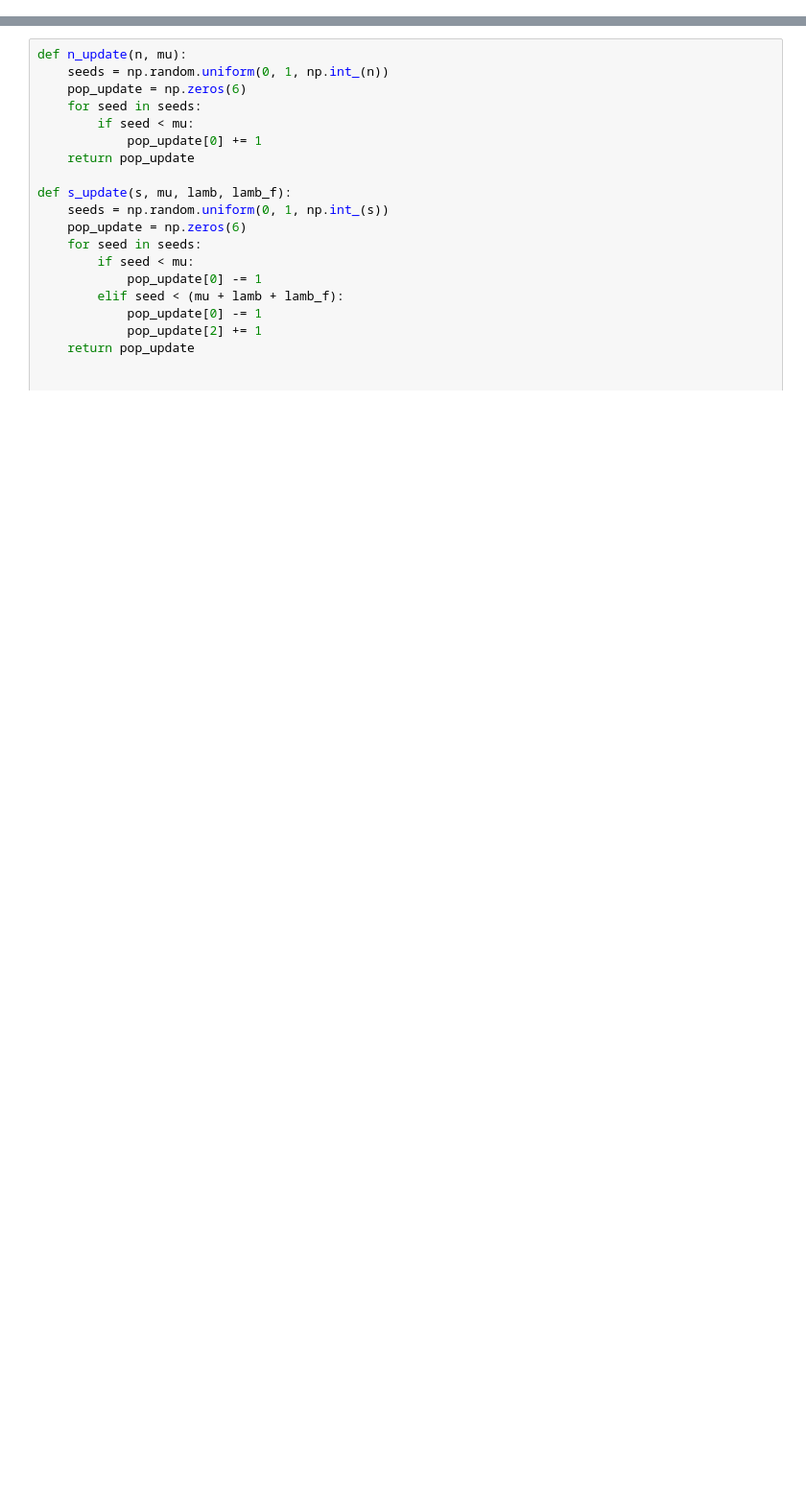
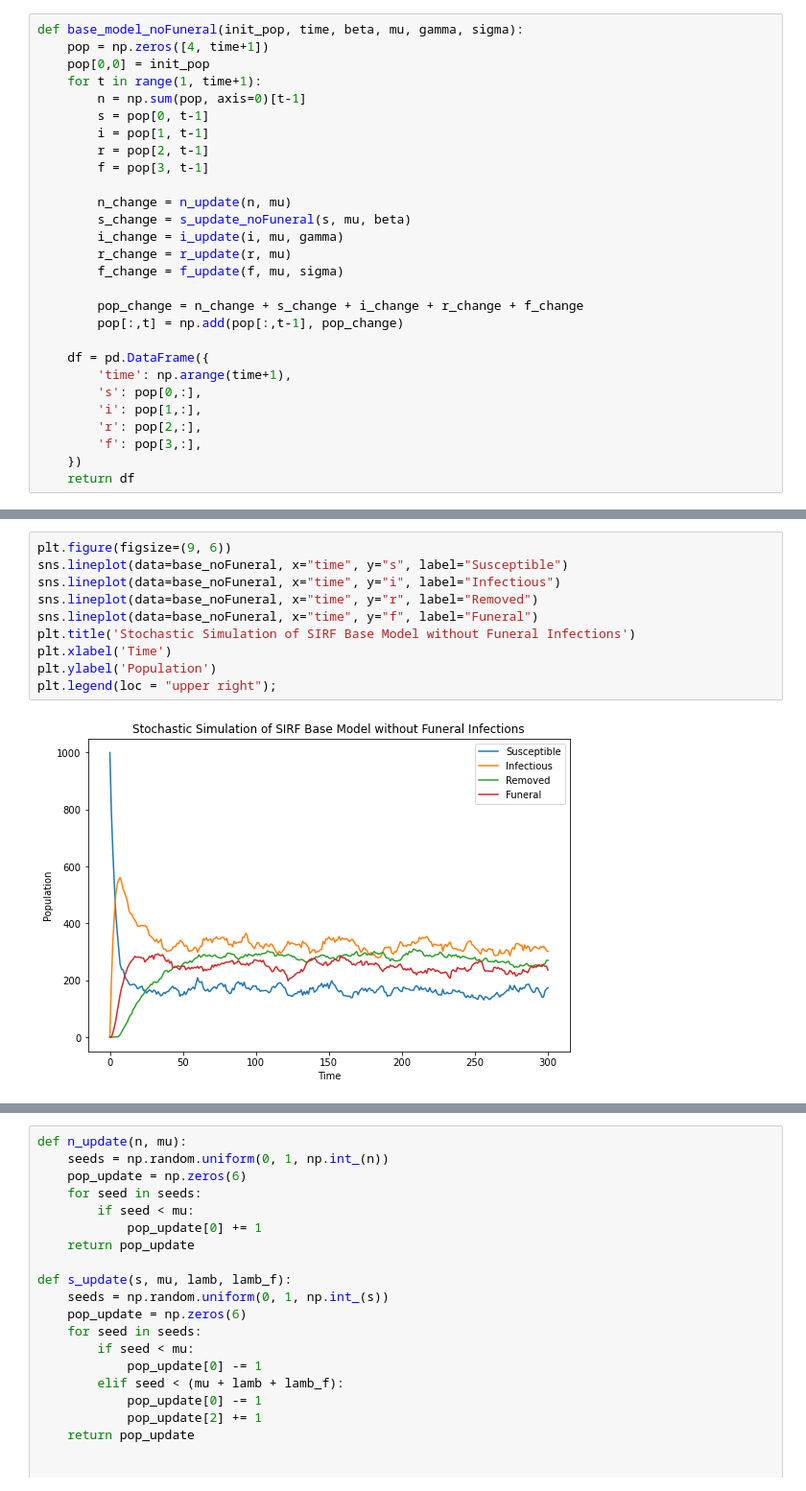
Before and after one commit to ColtonMak/ebola, a Jupyter notebook: stochastic.ipynb, the cells around one changed output, grey strips where cells are left out. Shown: that part at 96% size. Cells and saved outputs as stored; diff of their text form; blank space fills up the shorter version.

```diff
--- a/stochastic.ipynb
+++ b/stochastic.ipynb
@@ -98,4 +120,32 @@ def base_model(init_pop, time, beta, beta_f, mu, gamma, sigma):
         'f': pop[3,:],
     })
     return df
+# %%
+def base_model_noFuneral(init_pop, time, beta, mu, gamma, sigma):
+    pop = np.zeros([4, time+1])
+    pop[0,0] = init_pop
+    for t in range(1, time+1):
+        n = np.sum(pop, axis=0)[t-1]
+        s = pop[0, t-1]
+        i = pop[1, t-1]
+        r = pop[2, t-1]
+        f = pop[3, t-1]
+
+        n_change = n_update(n, mu)
+        s_change = s_update_noFuneral(s, mu, beta)
+        i_change = i_update(i, mu, gamma)
+        r_change = r_update(r, mu)
+        f_change = f_update(f, mu, sigma)
+
+        pop_change = n_change + s_change + i_change + r_change + f_change
+        pop[:,t] = np.add(pop[:,t-1], pop_change)
+
+    df = pd.DataFrame({
+        'time': np.arange(time+1),
+        's': pop[0,:],
+        'i': pop[1,:],
+        'r': pop[2,:],
+        'f': pop[3,:],
+    })
+    return df
 # %%
@@ -119,3 +183,15 @@ print(base)
+# %%
+plt.figure(figsize=(9, 6))
+sns.lineplot(data=base_noFuneral, x="time", y="s", label="Susceptible")
+sns.lineplot(data=base_noFuneral, x="time", y="i", label="Infectious")
+sns.lineplot(data=base_noFuneral, x="time", y="r", label="Removed")
+sns.lineplot(data=base_noFuneral, x="time", y="f", label="Funeral")
+plt.title('Stochastic Simulation of SIRF Base Model without Funeral Infections')
+plt.xlabel('Time')
+plt.ylabel('Population')
+plt.legend(loc = "upper right");
+# %% [output]
+[figure, added]
 # %%
 plt.figure(figsize=(9, 6))
 sns.lineplot(data=base, x="time", y="s", label="Susceptible")
```
Also changed, not shown: parts of 16 cells of this notebook.
